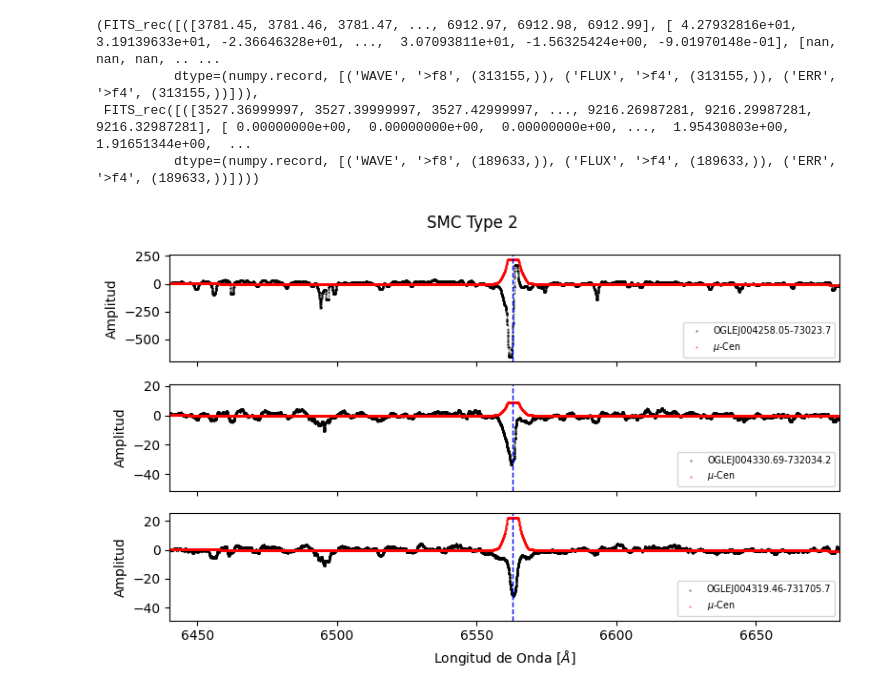
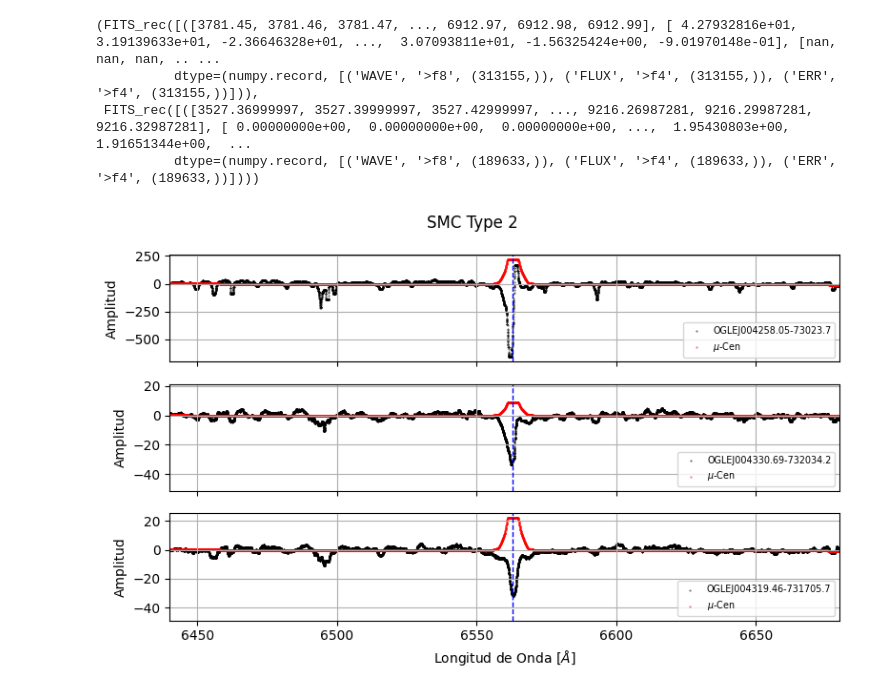
Before and after one commit to lsperezm/Be_Metallicity, a Jupyter notebook: DataRaw/SMC/Type2/Type2SMC.ipynb, the cells around one changed output. Cells and saved outputs as stored; diff of their text form; code cells hidden in the pictures.

```diff
--- a/DataRaw/SMC/Type2/Type2SMC.ipynb
+++ b/DataRaw/SMC/Type2/Type2SMC.ipynb
@@ -90,31 +90,33 @@ fig, axs = plt.subplots(3, 1, sharex=True, figsize=(8, 5))  # 5 rows, 1 column
 #axs[1].scatter(xd2['WAVE'][0]-4.5,xd2['FLUX'][0], s=0.1, color='black',label='OGLEJ004330.69-732034.2')
 #axs[1].scatter(cent['WAVE'][0],cent['FLUX'][0]+60,s=0.1, color='red')
 #axs[2].scatter(xd4['WAVE'][0]-4.5,xd4['FLUX'][0], s=0.1, color='black',label='OGLEJ004319.46-731705.7')
 #axs[2].scatter(cent['WAVE'][0],cent['FLUX'][0]+40,s=0.1, color='red')
 
 axs[0].scatter(lam1-3,xd1_filt-modelo1(lam1),s=0.1, color='black', label='OGLEJ004258.05-73023.7')
 axs[0].scatter(lamc,(cent_filt-modeloc(lamc))*50,s=0.1, color='red',label=r'$\mu$-Cen')
 axs[1].scatter(lam2-3,xd2_filt-modelo2(lam2), s=0.1, color='black',label='OGLEJ004330.69-732034.2')
 axs[1].scatter(lamc,(cent_filt-modeloc(lamc))*2,s=0.1, color='red',label=r'$\mu$-Cen')
 axs[2].scatter(lam3-3,xd3_filt-modelo3(lam3), s=0.1, color='black',label='OGLEJ004319.46-731705.7')
 axs[2].scatter(lamc,(cent_filt-modeloc(lamc))*5,s=0.1, color='red',label=r'$\mu$-Cen')
 
 
 
 # Labels
 for ax in axs:
     ax.set_ylabel('Amplitud')
     ax.axvline(x=6562.8, color='blue', linestyle='--', linewidth=1)
     ax.legend(loc='lower right', fontsize='x-small')
+    ax.grid(True)
+
 axs[-1].set_xlabel(r'Longitud de Onda [$\AA$]')
 axs[-1].set_xlim(6440, 6680)
 #axs[0].set_ylim(3, 32)
 #axs[1].set_ylim(-20, 150)
 #axs[2].set_ylim(-20, 150)
 
 fig.suptitle('SMC Type 2')
 plt.tight_layout()
 plt.savefig('SMC_Type2')
 plt.show()
 # %% [output]
-[figure, old version]
+[figure, new version]
```
Also changed, not shown: parts of 1 cell of this notebook, 7 other files.
